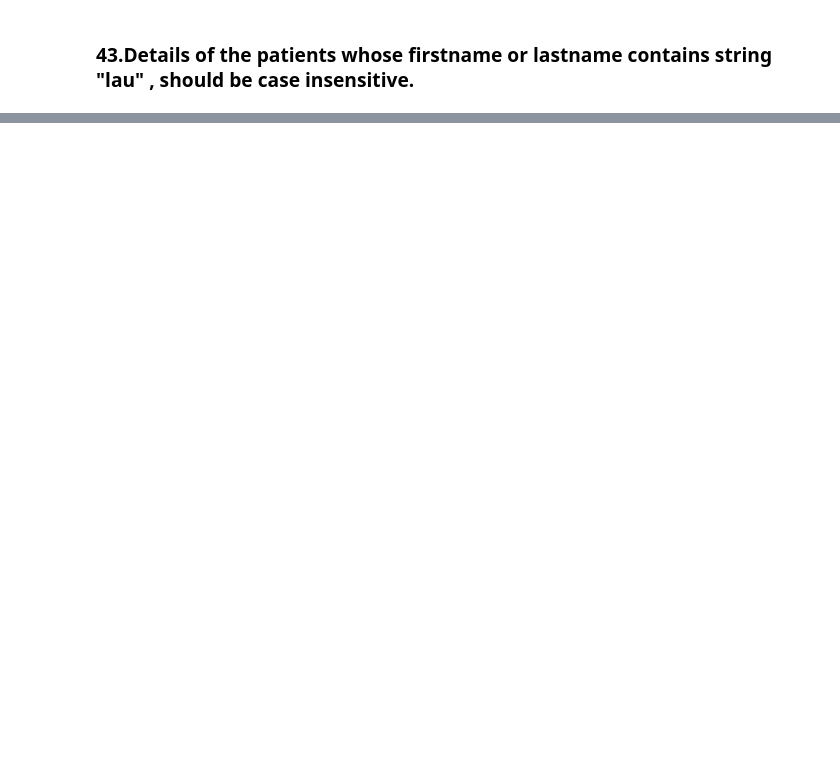
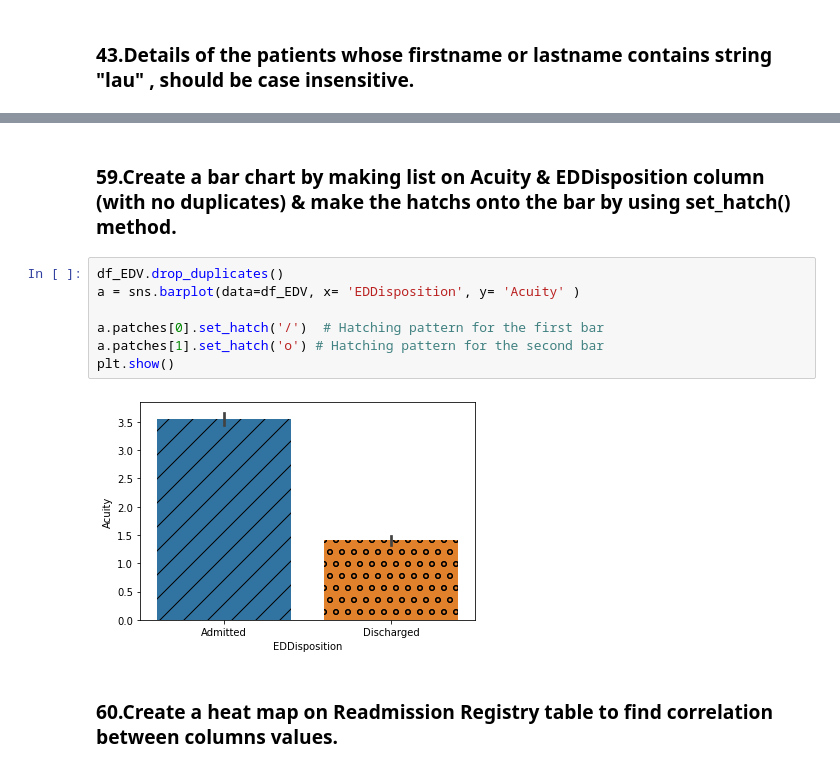
Before and after one commit to Akki13december/Ninja_Vars, a Jupyter notebook: Ninja_vars.ipynb, the cells around one changed output, grey strips where cells are left out. Cells and saved outputs as stored; diff of their text form; blank space fills up the shorter version.

```diff
--- a/Ninja_vars.ipynb
+++ b/Ninja_vars.ipynb
@@ -131,0 +377,13 @@ KeyError: "['Mortality'] not in index"
+# %% [markdown]
+### 59.Create a bar chart by making list on Acuity & EDDisposition column (with no duplicates) & make the hatchs onto the bar by using set_hatch() method.
+# %%
+df_EDV.drop_duplicates()
+a = sns.barplot(data=df_EDV, x= 'EDDisposition', y= 'Acuity' )
+
+a.patches[0].set_hatch('/')  # Hatching pattern for the first bar
+a.patches[1].set_hatch('o') # Hatching pattern for the second bar
+plt.show()
+# %% [output]
+[figure, added]
+# %% [markdown]
+### 60.Create a heat map on Readmission Registry table to find correlation between columns values.
```
Also changed, not shown: parts of 38 cells of this notebook.
